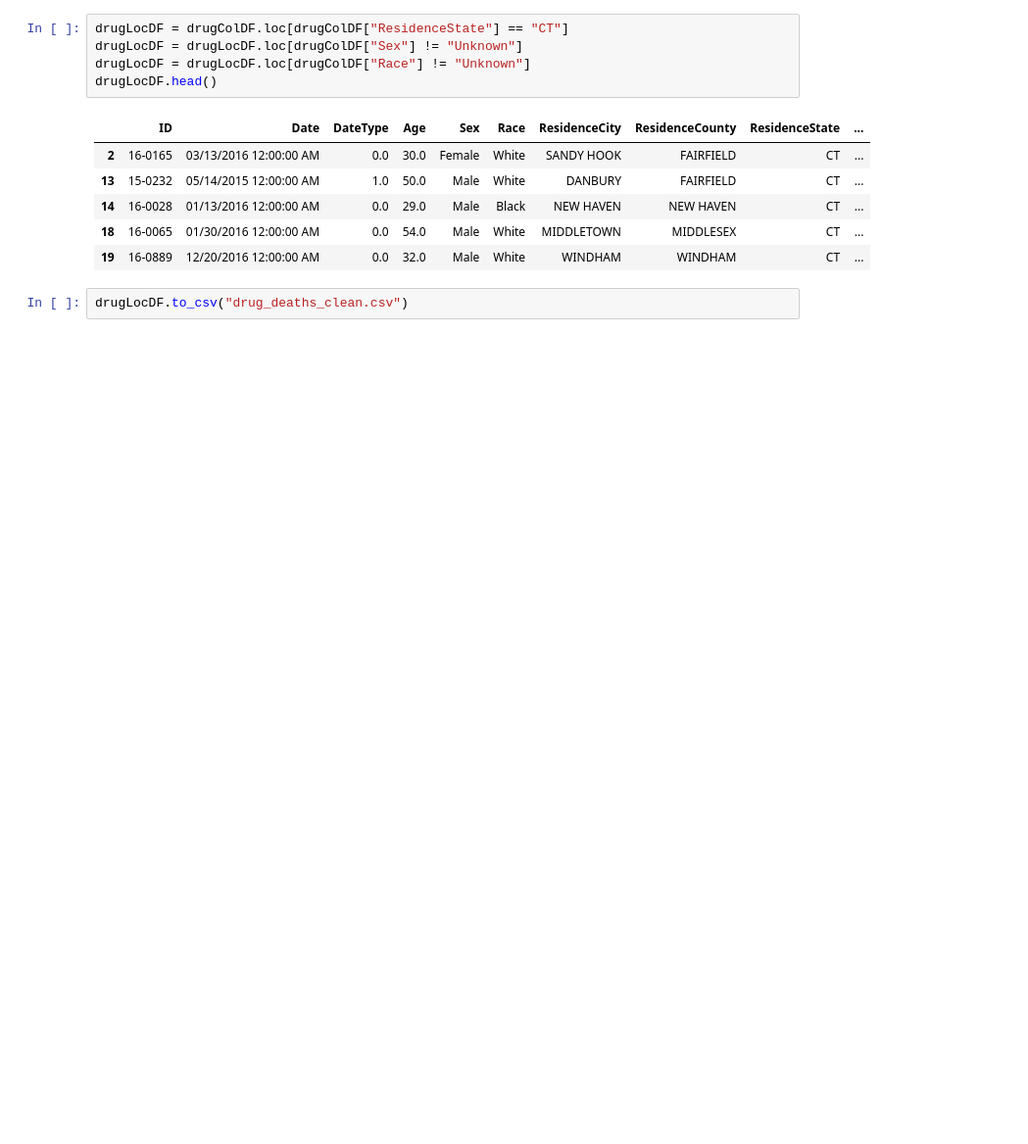
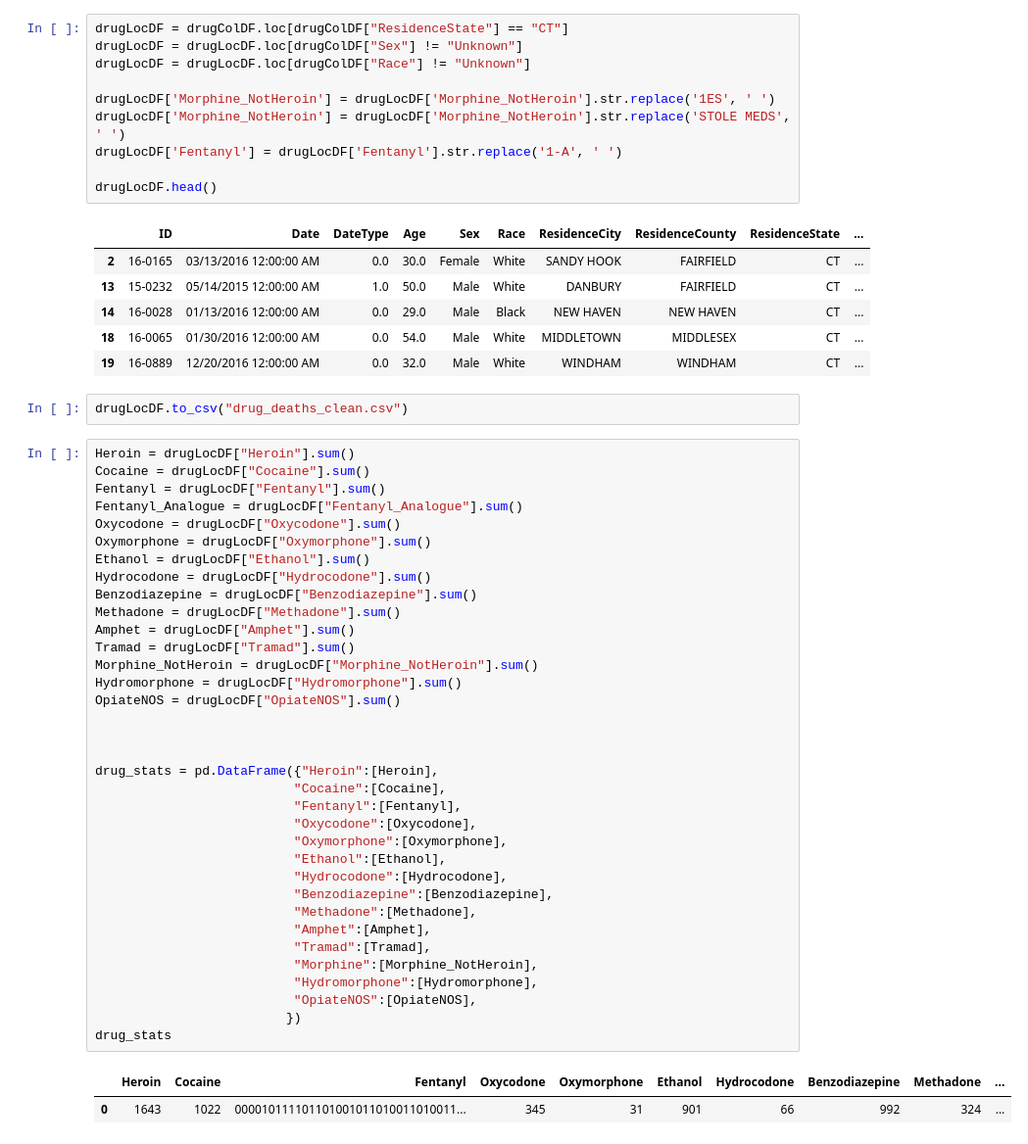
Before and after one commit to Elevate04/Team_5_Project, a Jupyter notebook: Data Cleaning/drugDataCleaning.ipynb, the cells around one changed output. Shown at 98% size. Drawn from its saved outputs; the diff is of its cells as text; blank space fills up the shorter version.

```diff
--- a/Data Cleaning/drugDataCleaning.ipynb
+++ b/Data Cleaning/drugDataCleaning.ipynb
@@ -31,6 +34,11 @@ drugColDF.head()
 drugLocDF = drugColDF.loc[drugColDF["ResidenceState"] == "CT"]
 drugLocDF = drugLocDF.loc[drugColDF["Sex"] != "Unknown"]
 drugLocDF = drugLocDF.loc[drugColDF["Race"] != "Unknown"]
+
+drugLocDF['Morphine_NotHeroin'] = drugLocDF['Morphine_NotHeroin'].str.replace('1ES', ' ')
+drugLocDF['Morphine_NotHeroin'] = drugLocDF['Morphine_NotHeroin'].str.replace('STOLE MEDS', ' ')
+drugLocDF['Fentanyl'] = drugLocDF['Fentanyl'].str.replace('1-A', ' ')
+
 drugLocDF.head()
 # %% [output]
 |  | ID | Date | DateType | Age | Sex | Race | ResidenceCity | ResidenceCounty | ResidenceState | ... |
@@ -41,3 +49,41 @@ drugLocDF.head()
 | 19 | 16-0889 | 12/20/2016 12:00:00 AM | 0.0 | 32.0 | Male | White | WINDHAM | WINDHAM | CT | ... |
 # %%
 drugLocDF.to_csv("drug_deaths_clean.csv")
+# %%
+Heroin = drugLocDF["Heroin"].sum()
+Cocaine = drugLocDF["Cocaine"].sum()
+Fentanyl = drugLocDF["Fentanyl"].sum()
+Fentanyl_Analogue = drugLocDF["Fentanyl_Analogue"].sum()
+Oxycodone = drugLocDF["Oxycodone"].sum()
+Oxymorphone = drugLocDF["Oxymorphone"].sum()
+Ethanol = drugLocDF["Ethanol"].sum()
+Hydrocodone = drugLocDF["Hydrocodone"].sum()
+Benzodiazepine = drugLocDF["Benzodiazepine"].sum()
+Methadone = drugLocDF["Methadone"].sum()
+Amphet = drugLocDF["Amphet"].sum()
+Tramad = drugLocDF["Tramad"].sum()
+Morphine_NotHeroin = drugLocDF["Morphine_NotHeroin"].sum()
+Hydromorphone = drugLocDF["Hydromorphone"].sum()
+OpiateNOS = drugLocDF["OpiateNOS"].sum()
+
+
+
+drug_stats = pd.DataFrame({"Heroin":[Heroin],
+                          "Cocaine":[Cocaine],
+                          "Fentanyl":[Fentanyl],
+                          "Oxycodone":[Oxycodone],
+                          "Oxymorphone":[Oxymorphone],
+                          "Ethanol":[Ethanol],
+                          "Hydrocodone":[Hydrocodone],
+                          "Benzodiazepine":[Benzodiazepine],
+                          "Methadone":[Methadone],
+                          "Amphet":[Amphet],
+                          "Tramad":[Tramad],
+                          "Morphine":[Morphine_NotHeroin],
+                          "Hydromorphone":[Hydromorphone],
+                          "OpiateNOS":[OpiateNOS],
+                         })
+drug_stats
+# %% [output]
+|  | Heroin | Cocaine | Fentanyl | Oxycodone | Oxymorphone | Ethanol | Hydrocodone | Benzodiazepine | Methadone | ... |
+| 0 | 1643 | 1022 | 000010111101101001011010011010011... | 345 | 31 | 901 | 66 | 992 | 324 | ... |
```
Also changed, not shown: parts of 3 cells of this notebook, 1 other file.
